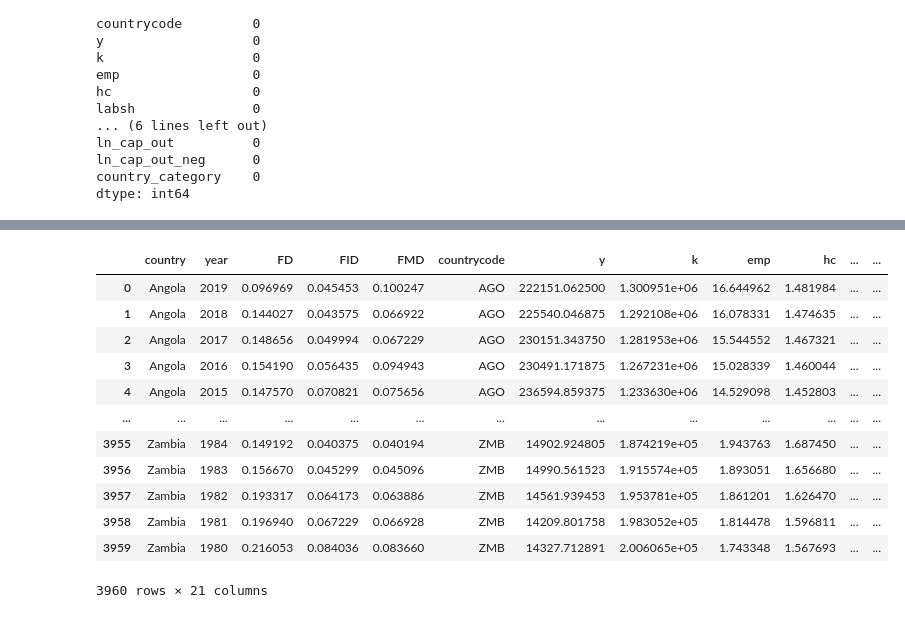
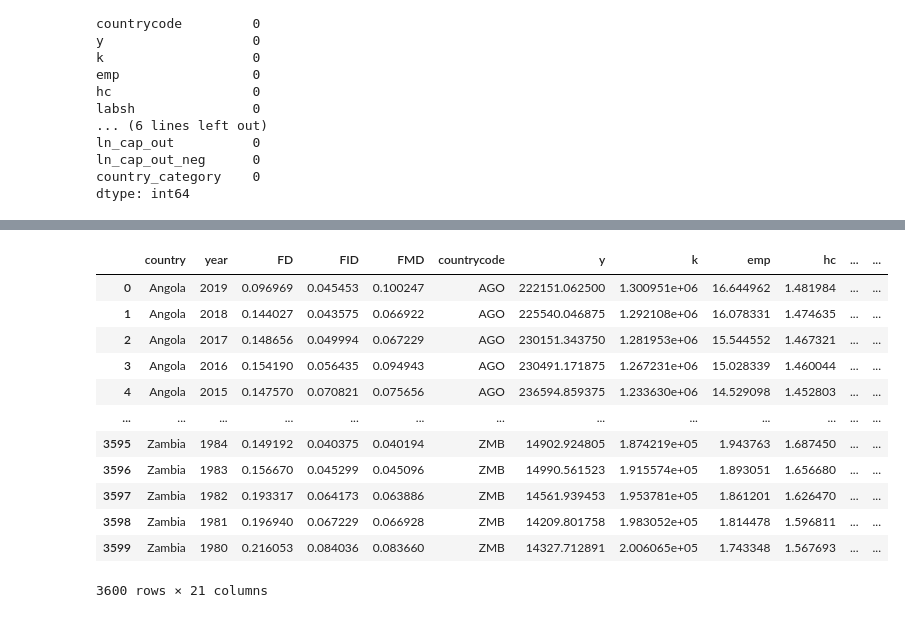
Before and after one commit to NumEconCopenhagen/projects-2024-mathias-mikkel-gabriele, a Jupyter notebook: dataproject/data_otto.ipynb, the cells around one changed output, grey strips where cells are left out. Cells and saved outputs as stored; diff of their text form; code cells hidden in the pictures.

```diff
--- a/dataproject/data_otto.ipynb
+++ b/dataproject/data_otto.ipynb
@@ -121,7 +125,7 @@ merged_df
 # %%
 # Function to categorize countries
 def categorize_country(countrycode):
-    countrycode = countrycode.strip().upper()
+    countrycode = countrycode
     if countrycode in oecd_countries:
         return 'OECD'
     elif countrycode in imf_advanced_countries:
@@ -162,0 +167,3 @@ merged_df.describe()
+# %%
+merged_df = merged_df.dropna()
+merged_df
@@ -162,0 +202,9 @@ merged_df.describe()
+# %%
+# Group by 'country' and count the number of observations
+country_counts = merged_df['country'].value_counts()
+
+# Filter out countries with less than 40 observations
+countries_with_40_or_more_observations = country_counts[country_counts >= 40].index
+
+# Filter the original DataFrame based on the selected countries
+filtered_df = merged_df[merged_df['country'].isin(countries_with_40_or_more_observations)]
@@ -204,8 +266,8 @@ ln_cap_out_neg      0
 country_category    0
 dtype: int64
 # %%
-initial_ratios = merged_df.groupby('country')['FD'].first().reset_index()
-plt.hist(initial_ratios['FD'], bins=7, edgecolor='black')
+initial_ratios = filtered_df.groupby('country')['FMD'].first().reset_index()
+plt.hist(initial_ratios['FMD'], bins=7, edgecolor='black')
 plt.title('Histogram of inital financial development across the world (1980)')
 plt.xlabel('FD Index')
 plt.ylabel('Frequency')
@@ -215,27 +277,27 @@ plt.show()
 # %%
 # Define categories based on the initial ratio
 bins = np.linspace(0, 1, num=4)
 labels = ['Lav FD lande', 'Mellem FD lande', 'Høj FD lande']
 
 # Create a new column for the categories
-initial_ratios['FD_Category'] = pd.cut(initial_ratios['FD'], bins=bins, labels=labels, right=False)
+initial_ratios['FD_Category'] = pd.cut(initial_ratios['FMD'], bins=bins, labels=labels, right=False)
 
 # Merge the categories back into the main DataFrame
-merged_df = pd.merge(merged_df, initial_ratios[['country', 'FD_Category']], on='country', how='left')
-merged_df
+categorized_df = pd.merge(filtered_df, initial_ratios[['country', 'FD_Category']], on='country', how='left')
+categorized_df
 # %% [output]
 |  | country | year | FD | FID | FMD | countrycode | y | k | emp | hc | ... | ... |
 | 0 | Angola | 2019 | 0.096969 | 0.045453 | 0.100247 | AGO | 222151.062500 | 1.300951e+06 | 16.644962 | 1.481984 | ... | ... |
 | 1 | Angola | 2018 | 0.144027 | 0.043575 | 0.066922 | AGO | 225540.046875 | 1.292108e+06 | 16.078331 | 1.474635 | ... | ... |
 | 2 | Angola | 2017 | 0.148656 | 0.049994 | 0.067229 | AGO | 230151.343750 | 1.281953e+06 | 15.544552 | 1.467321 | ... | ... |
 | 3 | Angola | 2016 | 0.154190 | 0.056435 | 0.094943 | AGO | 230491.171875 | 1.267231e+06 | 15.028339 | 1.460044 | ... | ... |
 | 4 | Angola | 2015 | 0.147570 | 0.070821 | 0.075656 | AGO | 236594.859375 | 1.233630e+06 | 14.529098 | 1.452803 | ... | ... |
 | ... | ... | ... | ... | ... | ... | ... | ... | ... | ... | ... | ... | ... |
-| 3955 | Zambia | 1984 | 0.149192 | 0.040375 | 0.040194 | ZMB | 14902.924805 | 1.874219e+05 | 1.943763 | 1.687450 | ... | ... |
-| 3956 | Zambia | 1983 | 0.156670 | 0.045299 | 0.045096 | ZMB | 14990.561523 | 1.915574e+05 | 1.893051 | 1.656680 | ... | ... |
-| 3957 | Zambia | 1982 | 0.193317 | 0.064173 | 0.063886 | ZMB | 14561.939453 | 1.953781e+05 | 1.861201 | 1.626470 | ... | ... |
-| 3958 | Zambia | 1981 | 0.196940 | 0.067229 | 0.066928 | ZMB | 14209.801758 | 1.983052e+05 | 1.814478 | 1.596811 | ... | ... |
-| 3959 | Zambia | 1980 | 0.216053 | 0.084036 | 0.083660 | ZMB | 14327.712891 | 2.006065e+05 | 1.743348 | 1.567693 | ... | ... |
+| 3595 | Zambia | 1984 | 0.149192 | 0.040375 | 0.040194 | ZMB | 14902.924805 | 1.874219e+05 | 1.943763 | 1.687450 | ... | ... |
+| 3596 | Zambia | 1983 | 0.156670 | 0.045299 | 0.045096 | ZMB | 14990.561523 | 1.915574e+05 | 1.893051 | 1.656680 | ... | ... |
+| 3597 | Zambia | 1982 | 0.193317 | 0.064173 | 0.063886 | ZMB | 14561.939453 | 1.953781e+05 | 1.861201 | 1.626470 | ... | ... |
+| 3598 | Zambia | 1981 | 0.196940 | 0.067229 | 0.066928 | ZMB | 14209.801758 | 1.983052e+05 | 1.814478 | 1.596811 | ... | ... |
+| 3599 | Zambia | 1980 | 0.216053 | 0.084036 | 0.083660 | ZMB | 14327.712891 | 2.006065e+05 | 1.743348 | 1.567693 | ... | ... |
-3960 rows × 21 columns
+3600 rows × 21 columns
 # %%
 # Assuming 'FD_Category' is the column containing the categories
```
Also changed, not shown: parts of 26 cells of this notebook.
